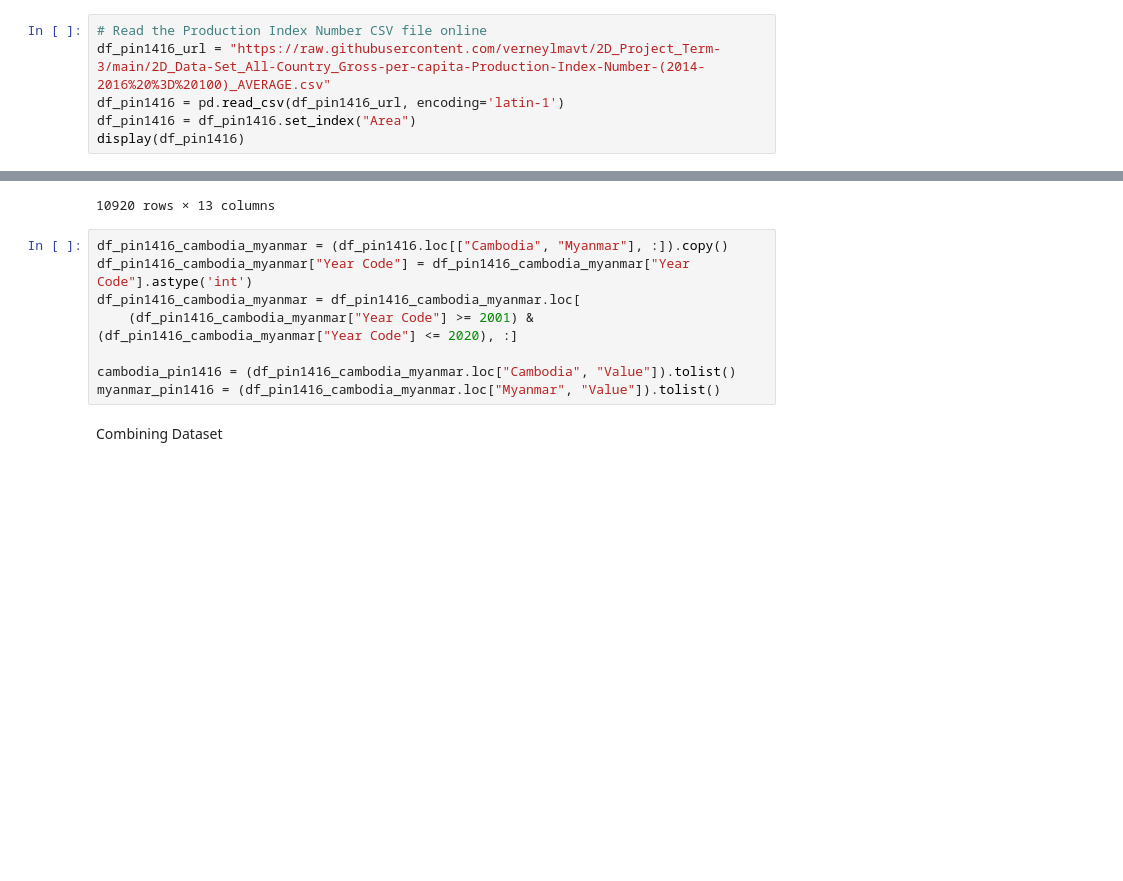
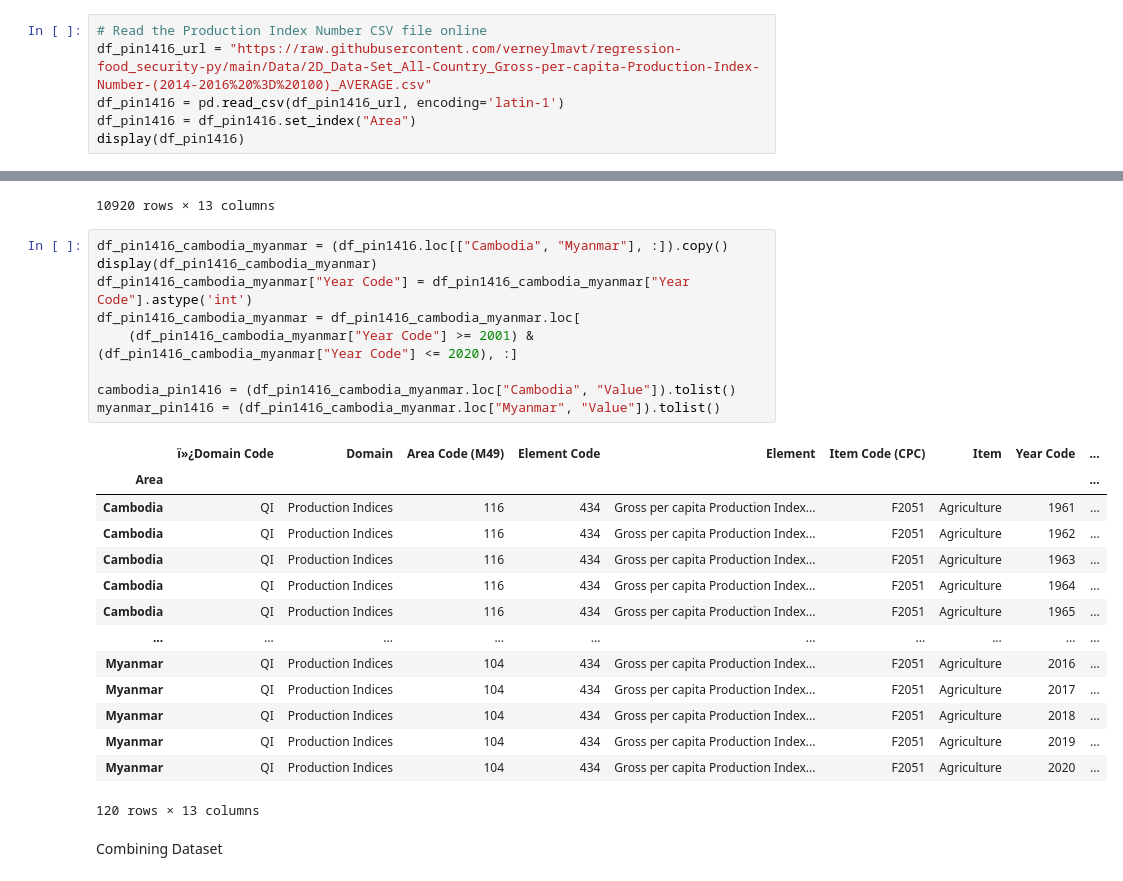
Before and after one commit to verneylmavt/regression-food_security-py, a Jupyter notebook: regression_dev_test.ipynb, the cells around one changed output, grey strips where cells are left out. Drawn from its saved outputs; the diff is of its cells as text; blank space fills up the shorter version.

```diff
--- a/regression_dev_test.ipynb
+++ b/regression_dev_test.ipynb
@@ -93,7 +93,7 @@ myanmar_inflation_rate = (df_inflation_rate_cambodia_myanmar.loc["Myanmar", "200
 Gross per capita Production Index Number (2014-2016 = 100)
 # %%
 # Read the Production Index Number CSV file online
-df_pin1416_url = "https://raw.githubusercontent.com/verneylmavt/2D_Project_Term-3/main/2D_Data-Set_All-Country_Gross-per-capita-Production-Index-Number-(2014-2016%20%3D%20100)_AVERAGE.csv"
+df_pin1416_url = "https://raw.githubusercontent.com/verneylmavt/regression-food_security-py/main/Data/2D_Data-Set_All-Country_Gross-per-capita-Production-Index-Number-(2014-2016%20%3D%20100)_AVERAGE.csv"
 df_pin1416 = pd.read_csv(df_pin1416_url, encoding='latin-1')
 df_pin1416 = df_pin1416.set_index("Area")
 display(df_pin1416)
@@ -114,12 +114,28 @@ display(df_pin1416)
 10920 rows × 13 columns
 # %%
 df_pin1416_cambodia_myanmar = (df_pin1416.loc[["Cambodia", "Myanmar"], :]).copy()
+display(df_pin1416_cambodia_myanmar)
 df_pin1416_cambodia_myanmar["Year Code"] = df_pin1416_cambodia_myanmar["Year Code"].astype('int')
 df_pin1416_cambodia_myanmar = df_pin1416_cambodia_myanmar.loc[
     (df_pin1416_cambodia_myanmar["Year Code"] >= 2001) & (df_pin1416_cambodia_myanmar["Year Code"] <= 2020), :]
 
 cambodia_pin1416 = (df_pin1416_cambodia_myanmar.loc["Cambodia", "Value"]).tolist()
 myanmar_pin1416 = (df_pin1416_cambodia_myanmar.loc["Myanmar", "Value"]).tolist()
+# %% [output]
+|  | ï»¿Domain Code | Domain | Area Code (M49) | Element Code | Element | Item Code (CPC) | Item | Year Code | ... |
+| Area |  |  |  |  |  |  |  |  | ... |
+| Cambodia | QI | Production Indices | 116 | 434 | Gross per capita Production Index... | F2051 | Agriculture | 1961 | ... |
+| Cambodia | QI | Production Indices | 116 | 434 | Gross per capita Production Index... | F2051 | Agriculture | 1962 | ... |
+| Cambodia | QI | Production Indices | 116 | 434 | Gross per capita Production Index... | F2051 | Agriculture | 1963 | ... |
+| Cambodia | QI | Production Indices | 116 | 434 | Gross per capita Production Index... | F2051 | Agriculture | 1964 | ... |
+| Cambodia | QI | Production Indices | 116 | 434 | Gross per capita Production Index... | F2051 | Agriculture | 1965 | ... |
+| ... | ... | ... | ... | ... | ... | ... | ... | ... | ... |
+| Myanmar | QI | Production Indices | 104 | 434 | Gross per capita Production Index... | F2051 | Agriculture | 2016 | ... |
+| Myanmar | QI | Production Indices | 104 | 434 | Gross per capita Production Index... | F2051 | Agriculture | 2017 | ... |
+| Myanmar | QI | Production Indices | 104 | 434 | Gross per capita Production Index... | F2051 | Agriculture | 2018 | ... |
+| Myanmar | QI | Production Indices | 104 | 434 | Gross per capita Production Index... | F2051 | Agriculture | 2019 | ... |
+| Myanmar | QI | Production Indices | 104 | 434 | Gross per capita Production Index... | F2051 | Agriculture | 2020 | ... |
+120 rows × 13 columns
 # %% [markdown]
 Combining Dataset
 # %%
```
Also changed, not shown: parts of 13 cells of this notebook, 2 other files.
